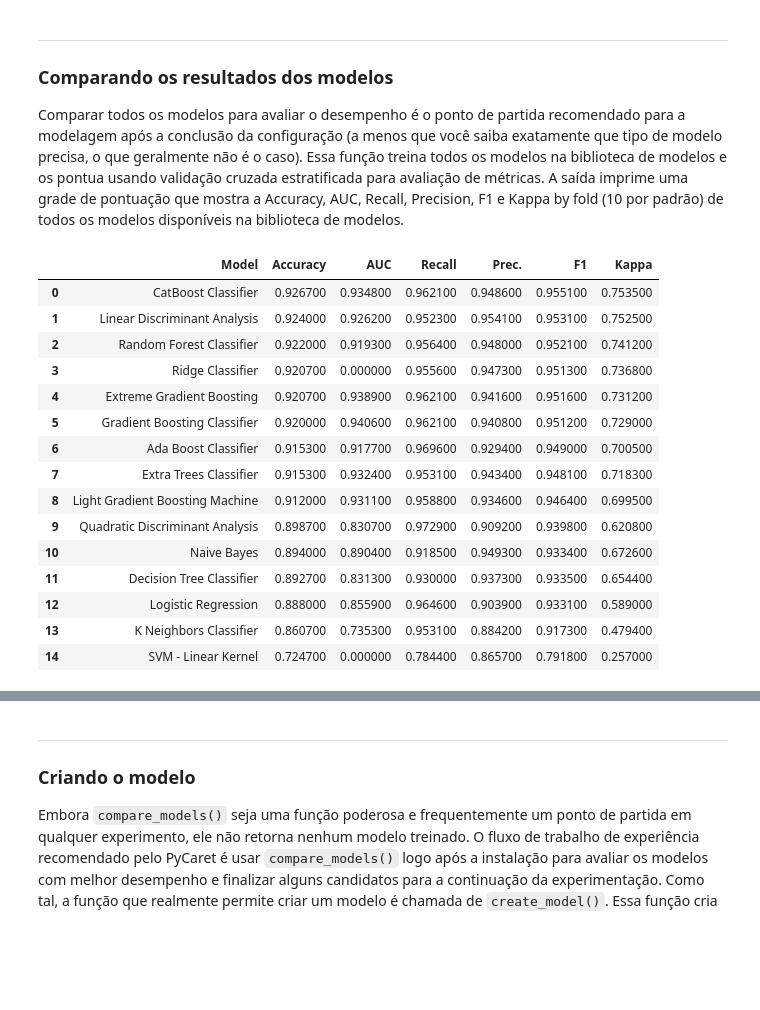
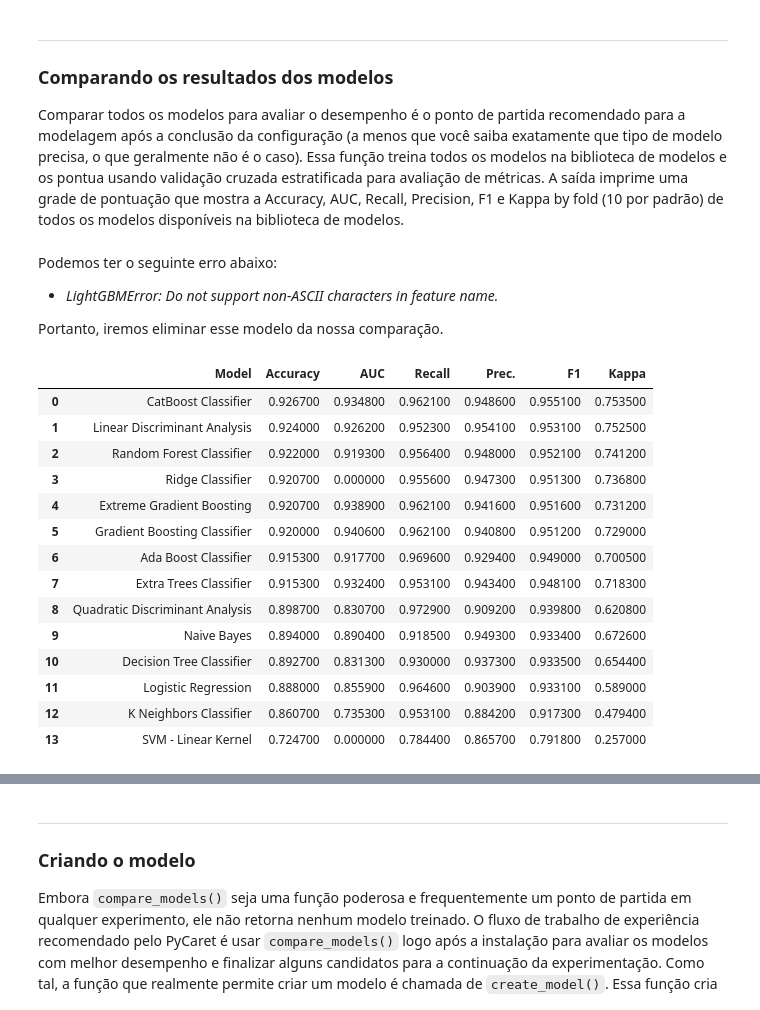
Before and after one commit to rmendesl/TCC, a Jupyter notebook: 03_CreateModelPyCaret.ipynb, the cells around one changed output, grey strips where cells are left out. Cells and saved outputs as stored; diff of their text form; code cells hidden in the pictures; blank space fills up the shorter version.

```diff
--- a/03_CreateModelPyCaret.ipynb
+++ b/03_CreateModelPyCaret.ipynb
@@ -201,22 +211,27 @@ Setup Succesfully Completed!
 ### Comparando os resultados dos modelos
 
 Comparar todos os modelos para avaliar o desempenho é o ponto de partida recomendado para a modelagem após a conclusão da configuração (a menos que você saiba exatamente que tipo de modelo precisa, o que geralmente não é o caso). Essa função treina todos os modelos na biblioteca de modelos e os pontua usando validação cruzada estratificada para avaliação de métricas. A saída imprime uma grade de pontuação que mostra a Accuracy, AUC, Recall, Precision, F1 e Kappa by fold (10 por padrão) de todos os modelos disponíveis na biblioteca de modelos.
+# %% [markdown]
+Podemos ter o seguinte erro abaixo:
+
+* *LightGBMError: Do not support non-ASCII characters in feature name.*
+
+Portanto, iremos eliminar esse modelo da nossa comparação.
 # %%
-compare_models()
+compare_models(blacklist=['lightgbm'])
 # %% [output]
 |  | Model | Accuracy | AUC | Recall | Prec. | F1 | Kappa |
 | 0 | CatBoost Classifier | 0.926700 | 0.934800 | 0.962100 | 0.948600 | 0.955100 | 0.753500 |
 | 1 | Linear Discriminant Analysis | 0.924000 | 0.926200 | 0.952300 | 0.954100 | 0.953100 | 0.752500 |
 | 2 | Random Forest Classifier | 0.922000 | 0.919300 | 0.956400 | 0.948000 | 0.952100 | 0.741200 |
 | 3 | Ridge Classifier | 0.920700 | 0.000000 | 0.955600 | 0.947300 | 0.951300 | 0.736800 |
 | 4 | Extreme Gradient Boosting | 0.920700 | 0.938900 | 0.962100 | 0.941600 | 0.951600 | 0.731200 |
 | 5 | Gradient Boosting Classifier | 0.920000 | 0.940600 | 0.962100 | 0.940800 | 0.951200 | 0.729000 |
 | 6 | Ada Boost Classifier | 0.915300 | 0.917700 | 0.969600 | 0.929400 | 0.949000 | 0.700500 |
 | 7 | Extra Trees Classifier | 0.915300 | 0.932400 | 0.953100 | 0.943400 | 0.948100 | 0.718300 |
-| 8 | Light Gradient Boosting Machine | 0.912000 | 0.931100 | 0.958800 | 0.934600 | 0.946400 | 0.699500 |
-| 9 | Quadratic Discriminant Analysis | 0.898700 | 0.830700 | 0.972900 | 0.909200 | 0.939800 | 0.620800 |
-| 10 | Naive Bayes | 0.894000 | 0.890400 | 0.918500 | 0.949300 | 0.933400 | 0.672600 |
-| 11 | Decision Tree Classifier | 0.892700 | 0.831300 | 0.930000 | 0.937300 | 0.933500 | 0.654400 |
-| 12 | Logistic Regression | 0.888000 | 0.855900 | 0.964600 | 0.903900 | 0.933100 | 0.589000 |
-| 13 | K Neighbors Classifier | 0.860700 | 0.735300 | 0.953100 | 0.884200 | 0.917300 | 0.479400 |
-| 14 | SVM - Linear Kernel | 0.724700 | 0.000000 | 0.784400 | 0.865700 | 0.791800 | 0.257000 |
+| 8 | Quadratic Discriminant Analysis | 0.898700 | 0.830700 | 0.972900 | 0.909200 | 0.939800 | 0.620800 |
+| 9 | Naive Bayes | 0.894000 | 0.890400 | 0.918500 | 0.949300 | 0.933400 | 0.672600 |
+| 10 | Decision Tree Classifier | 0.892700 | 0.831300 | 0.930000 | 0.937300 | 0.933500 | 0.654400 |
+| 11 | Logistic Regression | 0.888000 | 0.855900 | 0.964600 | 0.903900 | 0.933100 | 0.589000 |
+| 12 | K Neighbors Classifier | 0.860700 | 0.735300 | 0.953100 | 0.884200 | 0.917300 | 0.479400 |
+| 13 | SVM - Linear Kernel | 0.724700 | 0.000000 | 0.784400 | 0.865700 | 0.791800 | 0.257000 |
```
Also changed, not shown: parts of 14 cells of this notebook.
